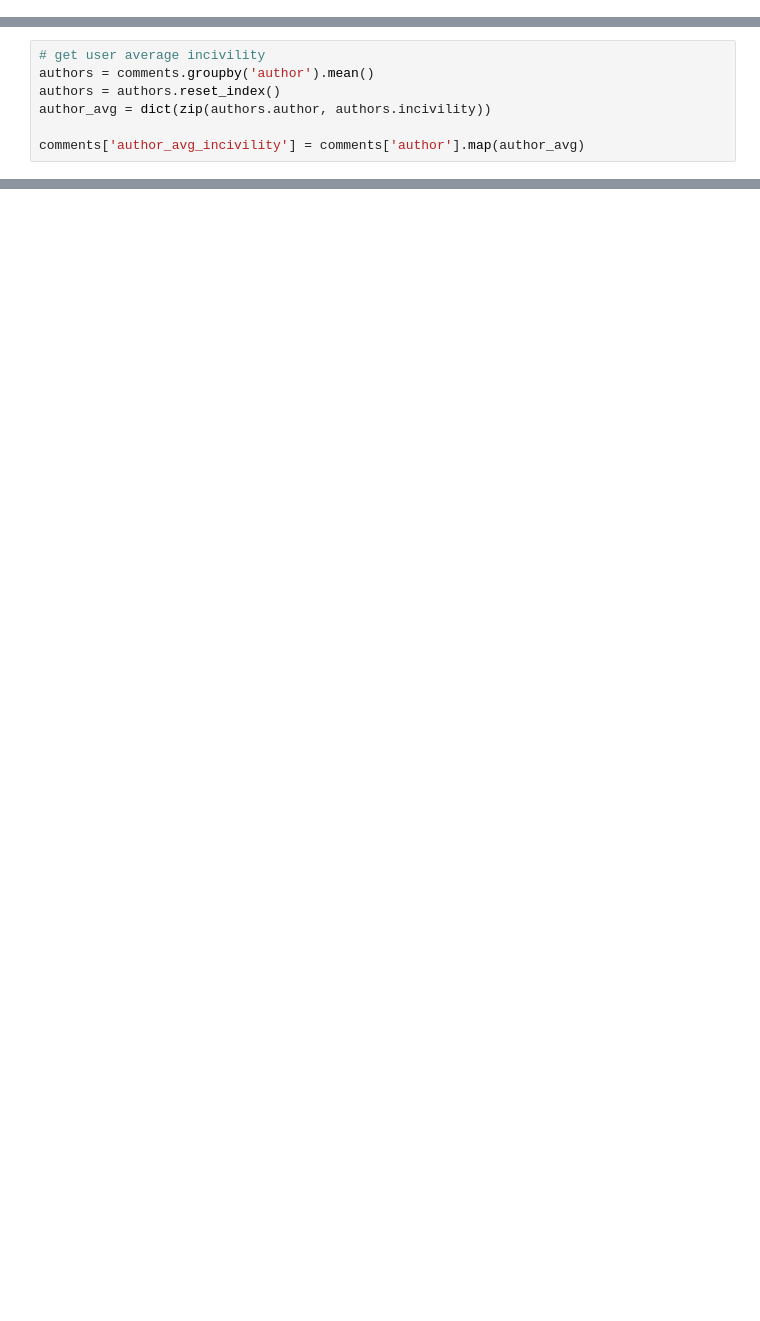
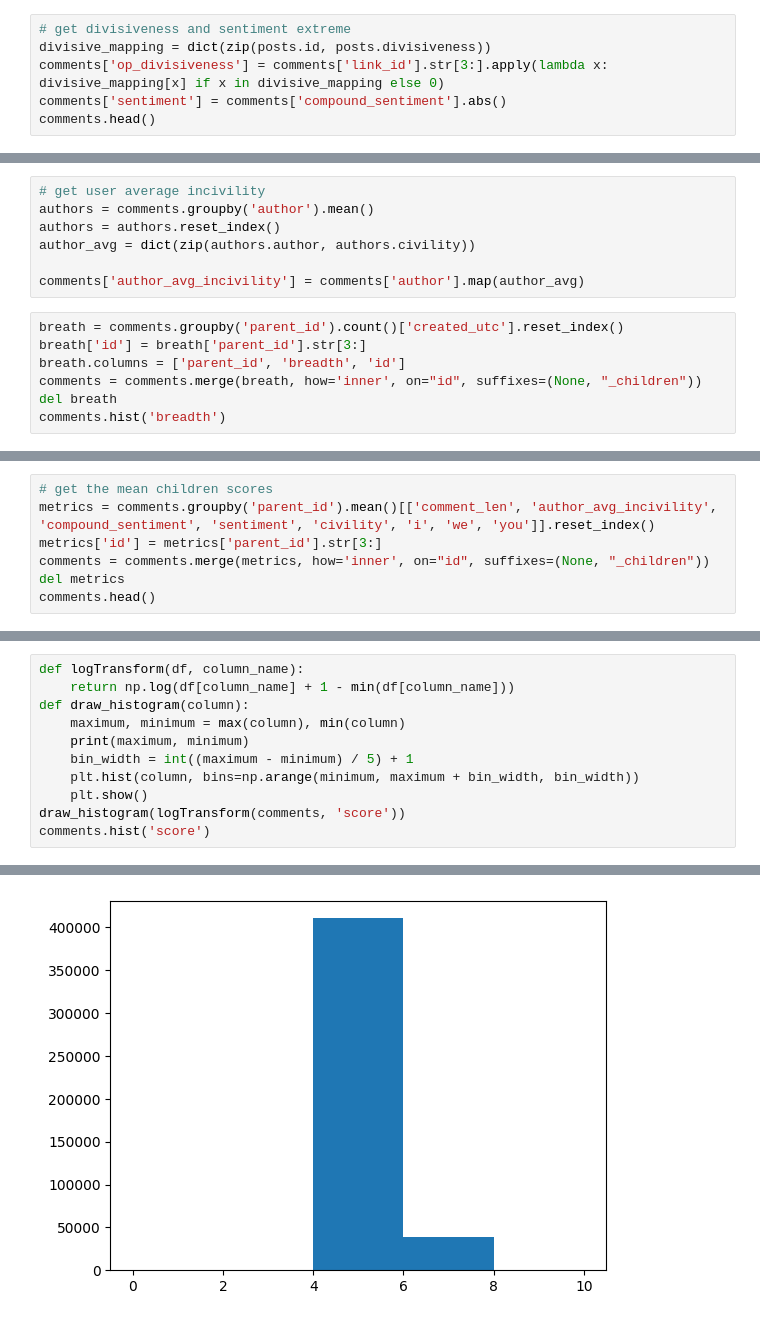
Before and after one commit to SALT-NLP/Incivility, a Jupyter notebook: linear_regression.ipynb, the cells around one changed output, grey strips where cells are left out. Drawn from its saved outputs; the diff is of its cells as text; blank space fills up the shorter version.

```diff
--- a/linear_regression.ipynb
+++ b/linear_regression.ipynb
@@ -30,0 +109,6 @@ AttributeError: 'DataFrame' object has no attribute 'depth'
+# %%
+# get divisiveness and sentiment extreme
+divisive_mapping = dict(zip(posts.id, posts.divisiveness))
+comments['op_divisiveness'] = comments['link_id'].str[3:].apply(lambda x: divisive_mapping[x] if x in divisive_mapping else 0)
+comments['sentiment'] = comments['compound_sentiment'].abs()
+comments.head()
@@ -32,6 +124,13 @@ AttributeError: 'DataFrame' object has no attribute 'depth'
 # get user average incivility
 authors = comments.groupby('author').mean()
 authors = authors.reset_index()
-author_avg = dict(zip(authors.author, authors.incivility))
+author_avg = dict(zip(authors.author, authors.civility))
 
 comments['author_avg_incivility'] = comments['author'].map(author_avg)
+# %%
+breath = comments.groupby('parent_id').count()['created_utc'].reset_index()
+breath['id'] = breath['parent_id'].str[3:]
+breath.columns = ['parent_id', 'breadth', 'id']
+comments = comments.merge(breath, how='inner', on="id", suffixes=(None, "_children"))
+del breath
+comments.hist('breadth')
@@ -37,0 +145,7 @@ comments['author_avg_incivility'] = comments['author'].map(author_avg)
+# %%
+# get the mean children scores
+metrics = comments.groupby('parent_id').mean()[['comment_len', 'author_avg_incivility', 'compound_sentiment', 'sentiment', 'civility', 'i', 'we', 'you']].reset_index()
+metrics['id'] = metrics['parent_id'].str[3:]
+comments = comments.merge(metrics, how='inner', on="id", suffixes=(None, "_children"))
+del metrics
+comments.head()
@@ -37,0 +208,12 @@ comments['author_avg_incivility'] = comments['author'].map(author_avg)
+# %%
+def logTransform(df, column_name):
+    return np.log(df[column_name] + 1 - min(df[column_name]))
+def draw_histogram(column):
+    maximum, minimum = max(column), min(column)
+    print(maximum, minimum)
+    bin_width = int((maximum - minimum) / 5) + 1
+    plt.hist(column, bins=np.arange(minimum, maximum + bin_width, bin_width))
+    plt.show()
+draw_histogram(logTransform(comments, 'score'))
+comments.hist('score')
+# %% [output]
@@ -37,0 +221 @@ comments['author_avg_incivility'] = comments['author'].map(author_avg)
+[figure, added]
```
Also changed, not shown: parts of 21 cells of this notebook.
